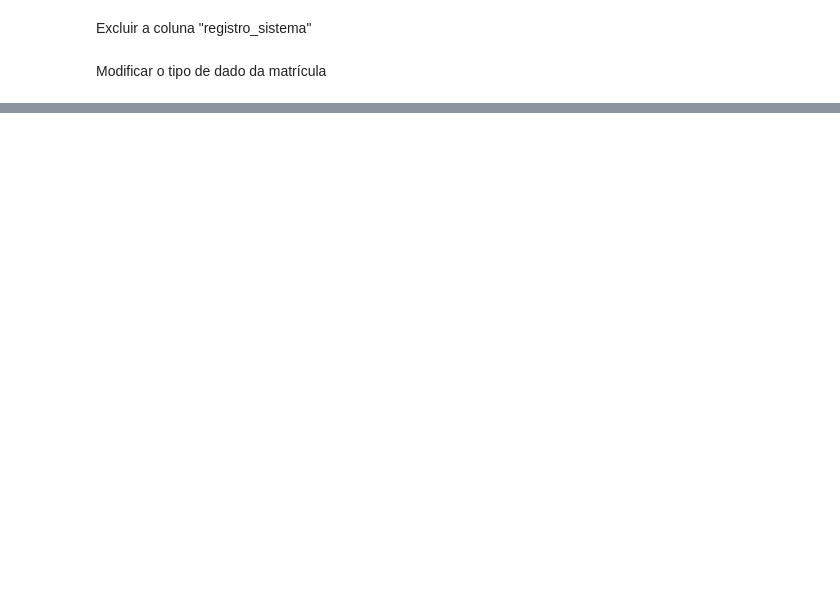
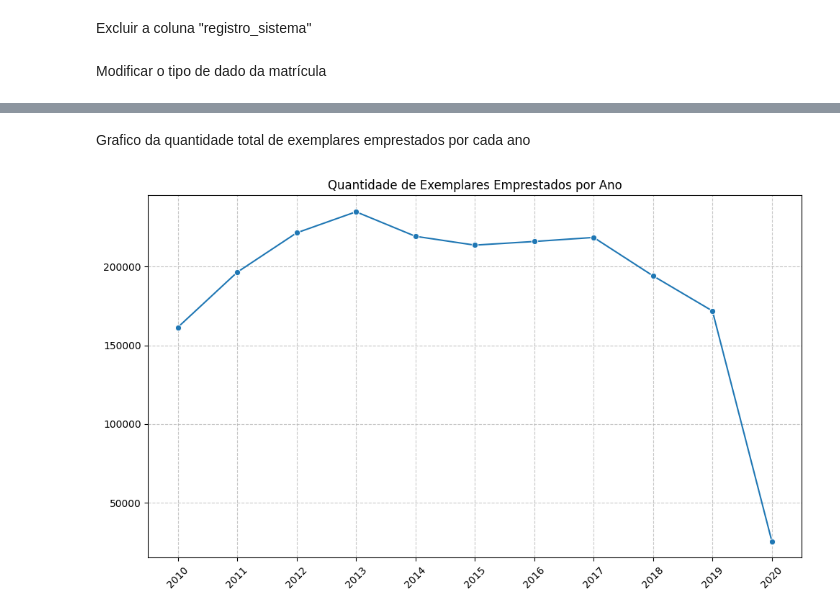
Before and after one commit to wmborges/7_days_of_code_Alura, a Jupyter notebook: 7_days_of_code.ipynb, the cells around one changed output, grey strips where cells are left out. Saved outputs shown, nothing was run; the diff lists cells and outputs as text; code cells hidden in the pictures; blank space fills up the shorter version.

Commit message:
Dia 3 - Explorando o Datetime dos dados

```diff
--- a/7_days_of_code.ipynb
+++ b/7_days_of_code.ipynb
@@ -202,0 +278,5 @@ emprestimos_completo['matricula_ou_siape'] = emprestimos_completo['matricula_ou_
+# %%
+emprestimos_por_ano = pd.DataFrame(emprestimos_completo['data_emprestimo'].value_counts().reset_index())
+emprestimos_por_ano.columns = ['data', 'quantidade']
+emprestimos_por_ano['data'] = pd.to_datetime(emprestimos_por_ano['data'])
+emprestimos_por_ano
@@ -202,0 +297,4 @@ emprestimos_completo['matricula_ou_siape'] = emprestimos_completo['matricula_ou_
+# %%
+emprestimos_por_ano['ano'] = emprestimos_por_ano['data'].dt.year
+emprestimos_agrupados_ano = emprestimos_por_ano.groupby('ano')['quantidade'].sum().reset_index()
+emprestimos_agrupados_ano
@@ -202,0 +314,15 @@ emprestimos_completo['matricula_ou_siape'] = emprestimos_completo['matricula_ou_
+# %% [markdown]
+Grafico da quantidade total de exemplares emprestados por cada ano
+# %%
+plt.figure(figsize=(10, 6))
+ax = sns.lineplot(data=emprestimos_agrupados_ano, x='ano', y='quantidade', marker='o')
+ax.set(xlabel=None, ylabel=None)
+plt.title('Quantidade de Exemplares Emprestados por Ano')
+# plt.xlabel('Ano')
+# plt.ylabel('Quantidade de Exemplares Emprestados')
+plt.xticks(emprestimos_agrupados_ano['ano'], rotation=45)
+plt.grid(True, linestyle='--', alpha=0.7)
+plt.tight_layout()
+plt.show()
+# %% [output]
+[figure, added]
```
Also changed, not shown: parts of 28 cells of this notebook, 1 other file.
